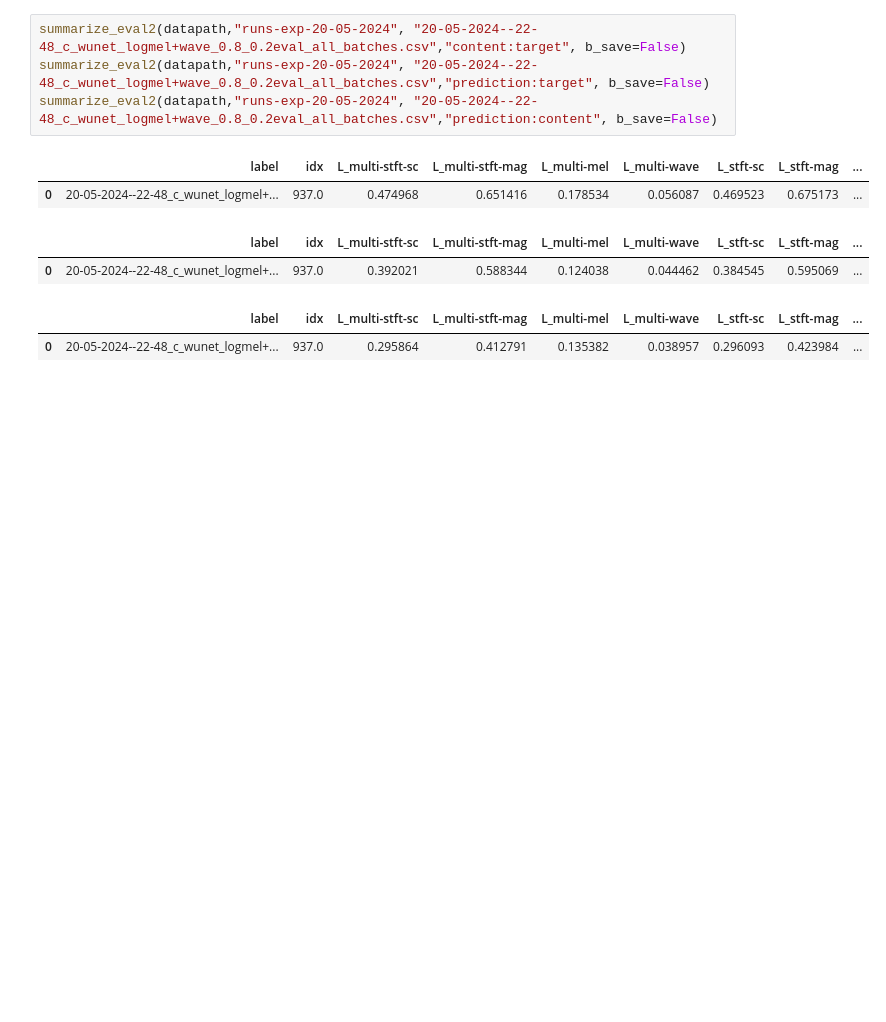
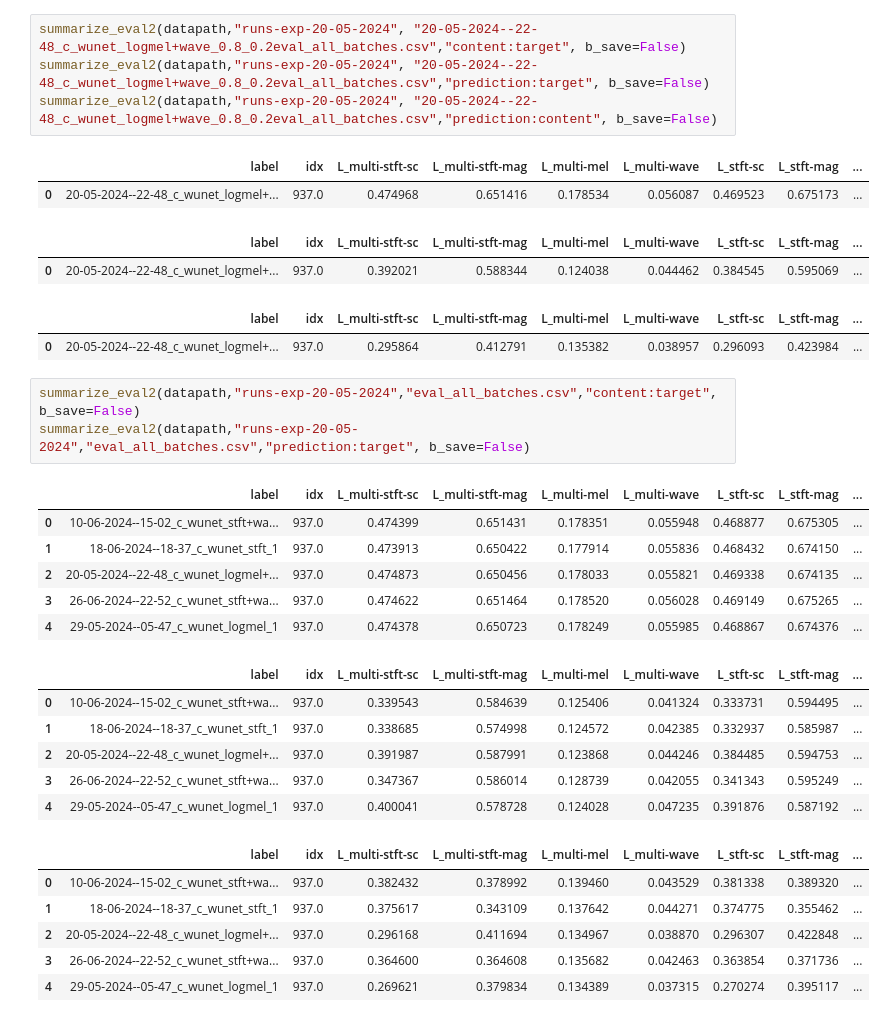
Before and after one commit to joaluba/reverb-match-cond-u-net, a Jupyter notebook: notebooks/exp_log.ipynb, the cells around one changed output. Drawn from its saved outputs; the diff is of its cells as text; blank space fills up the shorter version.

```diff
--- a/notebooks/exp_log.ipynb
+++ b/notebooks/exp_log.ipynb
@@ -383,3 +383,25 @@ summarize_eval2(datapath,"runs-exp-20-05-2024", "20-05-2024--22-48_c_wunet_logme
 | 0 | 20-05-2024--22-48_c_wunet_logmel+... | 937.0 | 0.392021 | 0.588344 | 0.124038 | 0.044462 | 0.384545 | 0.595069 | ... |
 |  | label | idx | L_multi-stft-sc | L_multi-stft-mag | L_multi-mel | L_multi-wave | L_stft-sc | L_stft-mag | ... |
 | 0 | 20-05-2024--22-48_c_wunet_logmel+... | 937.0 | 0.295864 | 0.412791 | 0.135382 | 0.038957 | 0.296093 | 0.423984 | ... |
+# %%
+summarize_eval2(datapath,"runs-exp-20-05-2024","eval_all_batches.csv","content:target", b_save=False)
+summarize_eval2(datapath,"runs-exp-20-05-2024","eval_all_batches.csv","prediction:target", b_save=False)
+# %% [output]
+|  | label | idx | L_multi-stft-sc | L_multi-stft-mag | L_multi-mel | L_multi-wave | L_stft-sc | L_stft-mag | ... |
+| 0 | 10-06-2024--15-02_c_wunet_stft+wa... | 937.0 | 0.474399 | 0.651431 | 0.178351 | 0.055948 | 0.468877 | 0.675305 | ... |
+| 1 | 18-06-2024--18-37_c_wunet_stft_1 | 937.0 | 0.473913 | 0.650422 | 0.177914 | 0.055836 | 0.468432 | 0.674150 | ... |
+| 2 | 20-05-2024--22-48_c_wunet_logmel+... | 937.0 | 0.474873 | 0.650456 | 0.178033 | 0.055821 | 0.469338 | 0.674135 | ... |
+| 3 | 26-06-2024--22-52_c_wunet_stft+wa... | 937.0 | 0.474622 | 0.651464 | 0.178520 | 0.056028 | 0.469149 | 0.675265 | ... |
+| 4 | 29-05-2024--05-47_c_wunet_logmel_1 | 937.0 | 0.474378 | 0.650723 | 0.178249 | 0.055985 | 0.468867 | 0.674376 | ... |
+|  | label | idx | L_multi-stft-sc | L_multi-stft-mag | L_multi-mel | L_multi-wave | L_stft-sc | L_stft-mag | ... |
+| 0 | 10-06-2024--15-02_c_wunet_stft+wa... | 937.0 | 0.339543 | 0.584639 | 0.125406 | 0.041324 | 0.333731 | 0.594495 | ... |
+| 1 | 18-06-2024--18-37_c_wunet_stft_1 | 937.0 | 0.338685 | 0.574998 | 0.124572 | 0.042385 | 0.332937 | 0.585987 | ... |
+| 2 | 20-05-2024--22-48_c_wunet_logmel+... | 937.0 | 0.391987 | 0.587991 | 0.123868 | 0.044246 | 0.384485 | 0.594753 | ... |
+| 3 | 26-06-2024--22-52_c_wunet_stft+wa... | 937.0 | 0.347367 | 0.586014 | 0.128739 | 0.042055 | 0.341343 | 0.595249 | ... |
+| 4 | 29-05-2024--05-47_c_wunet_logmel_1 | 937.0 | 0.400041 | 0.578728 | 0.124028 | 0.047235 | 0.391876 | 0.587192 | ... |
+|  | label | idx | L_multi-stft-sc | L_multi-stft-mag | L_multi-mel | L_multi-wave | L_stft-sc | L_stft-mag | ... |
+| 0 | 10-06-2024--15-02_c_wunet_stft+wa... | 937.0 | 0.382432 | 0.378992 | 0.139460 | 0.043529 | 0.381338 | 0.389320 | ... |
+| 1 | 18-06-2024--18-37_c_wunet_stft_1 | 937.0 | 0.375617 | 0.343109 | 0.137642 | 0.044271 | 0.374775 | 0.355462 | ... |
+| 2 | 20-05-2024--22-48_c_wunet_logmel+... | 937.0 | 0.296168 | 0.411694 | 0.134967 | 0.038870 | 0.296307 | 0.422848 | ... |
+| 3 | 26-06-2024--22-52_c_wunet_stft+wa... | 937.0 | 0.364600 | 0.364608 | 0.135682 | 0.042463 | 0.363854 | 0.371736 | ... |
+| 4 | 29-05-2024--05-47_c_wunet_logmel_1 | 937.0 | 0.269621 | 0.379834 | 0.134389 | 0.037315 | 0.270274 | 0.395117 | ... |
```
Also changed, not shown: parts of 1 cell of this notebook, 4 other files.
